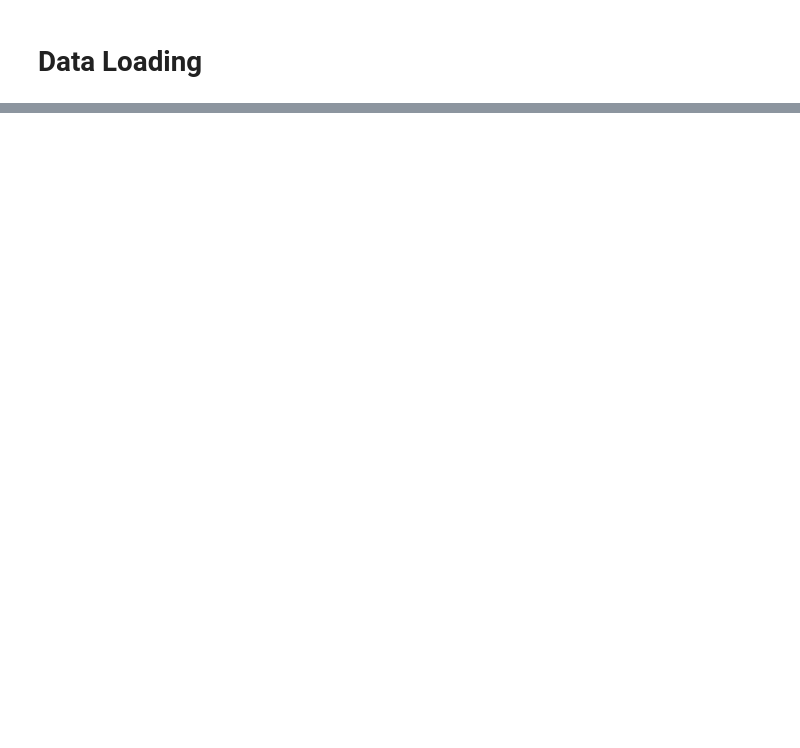
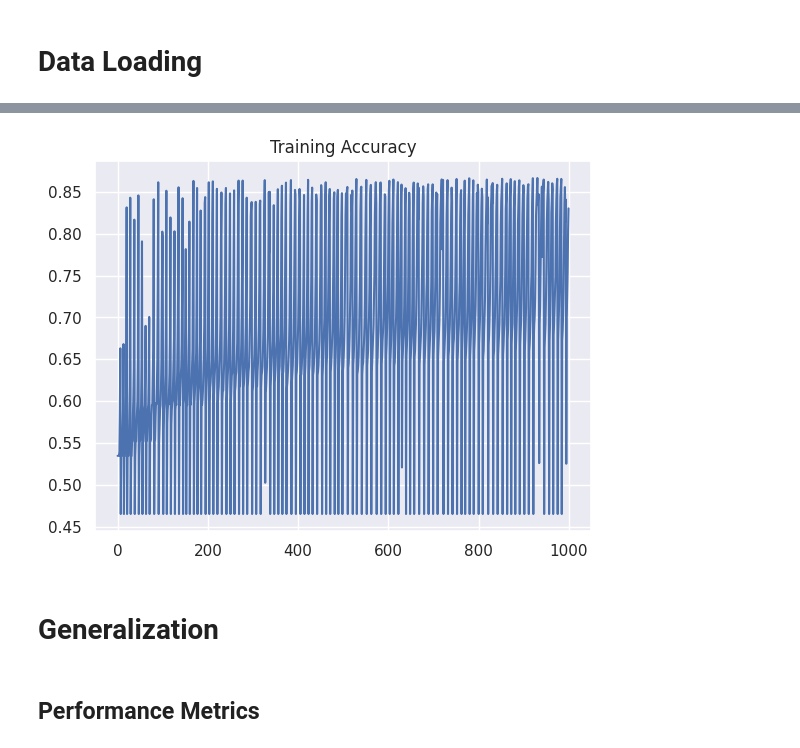
Before and after one commit to sappoPrivy/intrusion_detection_using_ML_models, a Jupyter notebook: main.ipynb, the cells around one changed output, grey strips where cells are left out. Saved outputs shown, nothing was run; the diff lists cells and outputs as text; code cells hidden in the pictures; blank space fills up the shorter version.

```diff
--- a/main.ipynb
+++ b/main.ipynb
@@ -32,0 +152,4 @@ NameError: name 'pd' is not defined
+# %%
+def sigmoid(z):
+    """Sigmoid function."""
+    return np.exp(-np.logaddexp(0, -z))
@@ -32,0 +164,15 @@ NameError: name 'pd' is not defined
+# %%
+def get_batch(xs, ys, B):
+    """Return a random mini‑batch of size B from (xs, ys)."""
+    assert len(xs) == len(ys), "xs and ys must contain the same number of samples."
+
+    # Initialize batch arrays
+    x_batch = np.zeros((B, xs.shape[1]))
+    y_batch = np.zeros((B, 1))
+
+    # Randomly sample B indices from the dataset
+    idxs = np.random.randint(0, len(ys), size=B)
+
+    # Fill the batch
+    x_batch,y_batch = xs[idxs], ys[idxs]
+    return x_batch, y_batch
@@ -32,0 +217,44 @@ NameError: name 'pd' is not defined
+# %%
+def stochastic_gradient_descent(xs, ys, T=10**4, lr=10**(-3), B=16, alfa=10**(-3)):
+    """Compute SDG to optimize the weights and bias for the model
+
+    Args:
+        xs (ndarray): input data with size (N, num_features)
+        ys (ndarray): output data, the labels with size (N,)
+        T (int, optional): iterations. Defaults to 10**4.
+        lr (float, optional): learning rate. Defaults to 10**(-3).
+        B (int, optional): batch size. Defaults to 16.
+
+    Returns:
+        (ndarray), (ndarray)  : the weights with size (num_features,), bias and model accuracy with size (T,)
+    """
+    w = np.ones(num_features + 1)   # w[0] = bias
+    ws = np.zeros(shape=[T, num_features+1]) # store the w vector here at each step
+    accuracy = np.zeros(T)
+
+    for t in range(T):
+        # Random sampling over dataset
+        xs_batch, ys_batch = get_batch(xs, ys, B)      # Dimensions (B, num_features), (B, 1)
+
+        # Compute the gradient for w
+        grad_w = logistic_regression_gradient(xs_batch, ys_batch, w, alfa) # Dimensions (num_features+1,)
+
+        # Update parameters via theta = prev theta - learning rate * gradient
+        w = w - lr * grad_w  # Dimensions (num_features,)
+        ws[t] = w
+
+        preds_prob = xs @ w[1:] + w[0]                          # Compute the probabilities via sigmoid(X*w + b)
+        preds_label = (sigmoid(preds_prob) >= 0.5).astype(int)    # Classifying according to decision rule
+        accuracy[t] = np.mean(preds_label == ys) # Sum correct prediction accross whole dataset and take the mean
+
+    return w, accuracy
+w, acc = stochastic_gradient_descent(X_train, y_train, T=10**3, B=256, alfa=1e-3)
+plt.plot(acc)
+plt.title("Training Accuracy")
+plt.show()
+# %% [output]
+[figure, added]
+# %% [markdown]
+# Generalization
+# %% [markdown]
+## Performance Metrics
```
Also changed, not shown: parts of 15 cells of this notebook, 3 other files.
